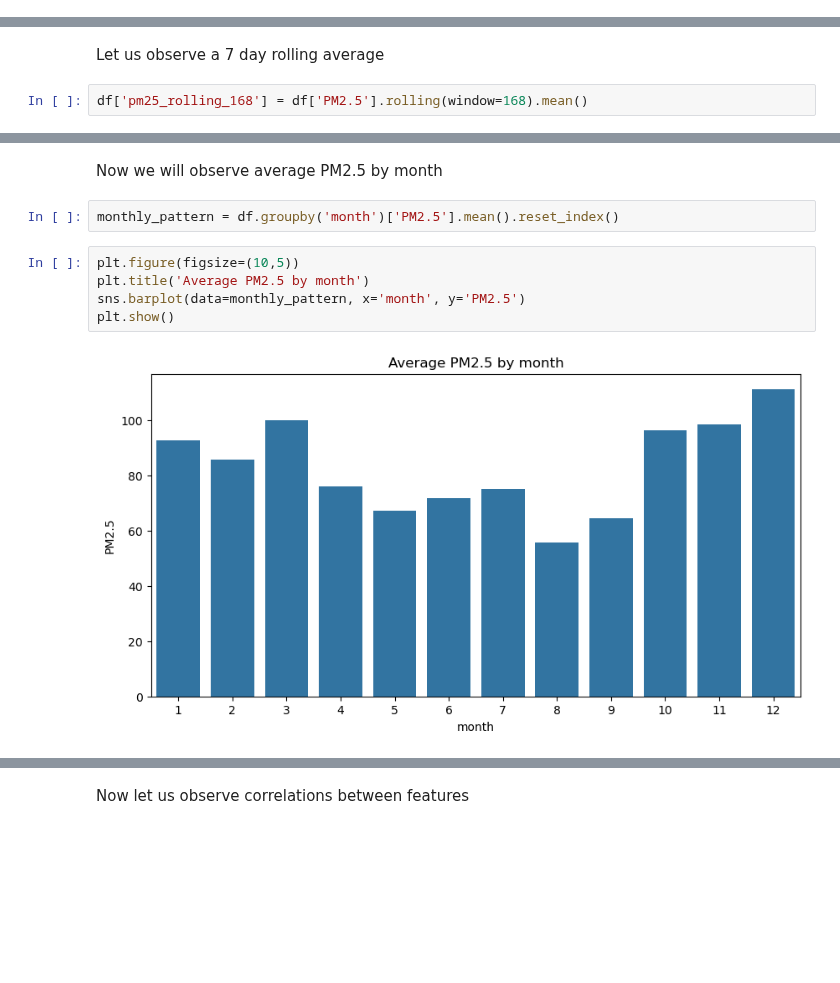
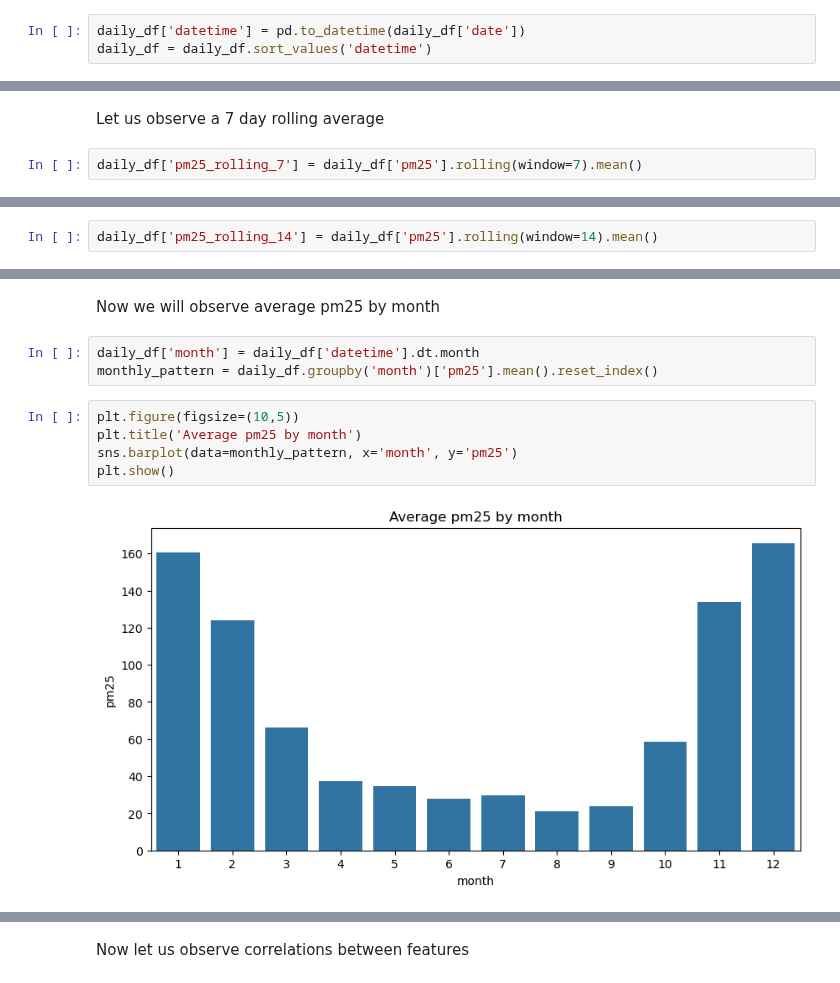
Before and after one commit to alinazir105/AQI-Forecasting-System, a Jupyter notebook: notebook/notebook.ipynb, the cells around one changed output, grey strips where cells are left out. Drawn from its saved outputs; the diff is of its cells as text; blank space fills up the shorter version.

```diff
--- a/notebook/notebook.ipynb
+++ b/notebook/notebook.ipynb
@@ -382,0 +336,3 @@ dtype: int64
+# %%
+daily_df['datetime'] = pd.to_datetime(daily_df['date'])
+daily_df = daily_df.sort_values('datetime')
@@ -411,6 +363,6 @@ plt.show()
 # %% [markdown]
 Let us observe a 7 day rolling average
 # %%
-df['pm25_rolling_168'] = df['PM2.5'].rolling(window=168).mean()
+daily_df['pm25_rolling_7'] = daily_df['pm25'].rolling(window=7).mean()
 # %%
 plt.figure(figsize=(10,5))
@@ -436,0 +378,2 @@ PM2.5 levels are highest during late night and evening hours, and lowest during
+# %%
+daily_df['pm25_rolling_14'] = daily_df['pm25'].rolling(window=14).mean()
@@ -437,12 +389,13 @@ PM2.5 levels are highest during late night and evening hours, and lowest during
 # %% [markdown]
-Now we will observe average PM2.5 by month
+Now we will observe average pm25 by month
 # %%
-monthly_pattern = df.groupby('month')['PM2.5'].mean().reset_index()
+daily_df['month'] = daily_df['datetime'].dt.month
+monthly_pattern = daily_df.groupby('month')['pm25'].mean().reset_index()
 # %%
 plt.figure(figsize=(10,5))
-plt.title('Average PM2.5 by month')
-sns.barplot(data=monthly_pattern, x='month', y='PM2.5')
+plt.title('Average pm25 by month')
+sns.barplot(data=monthly_pattern, x='month', y='pm25')
 plt.show()
 # %% [output]
-[figure, old version]
+[figure, new version]
 # %% [markdown]
```
Also changed, not shown: parts of 108 cells of this notebook, 36 other files.
